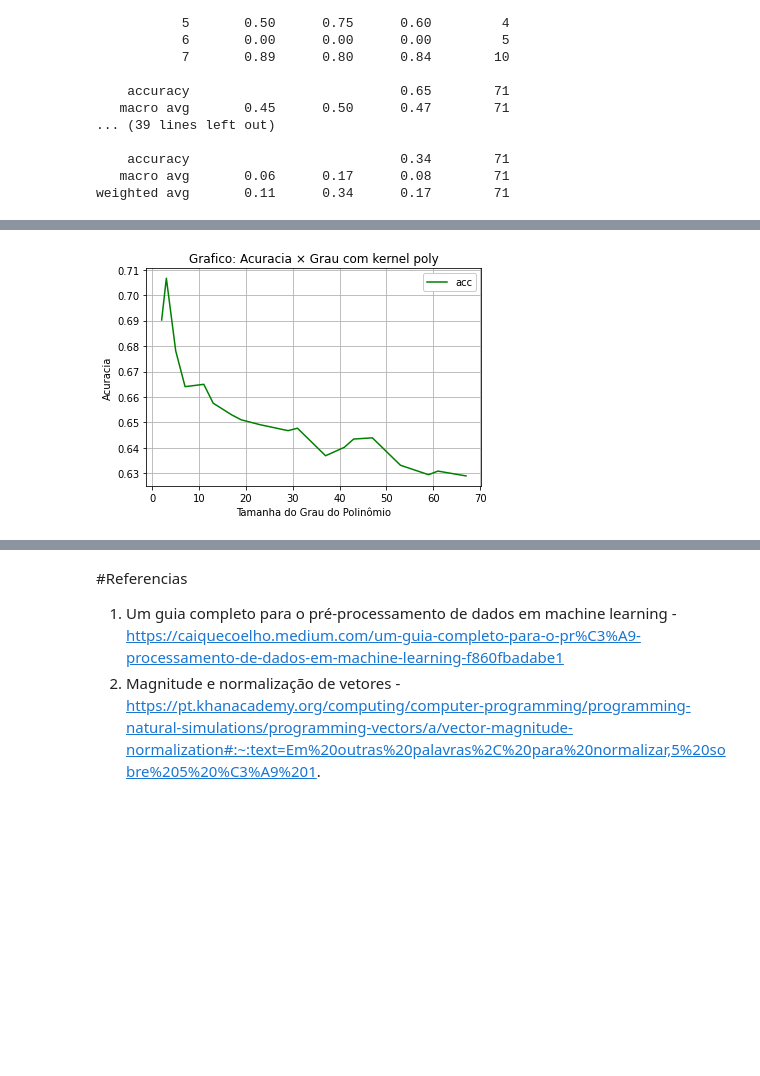
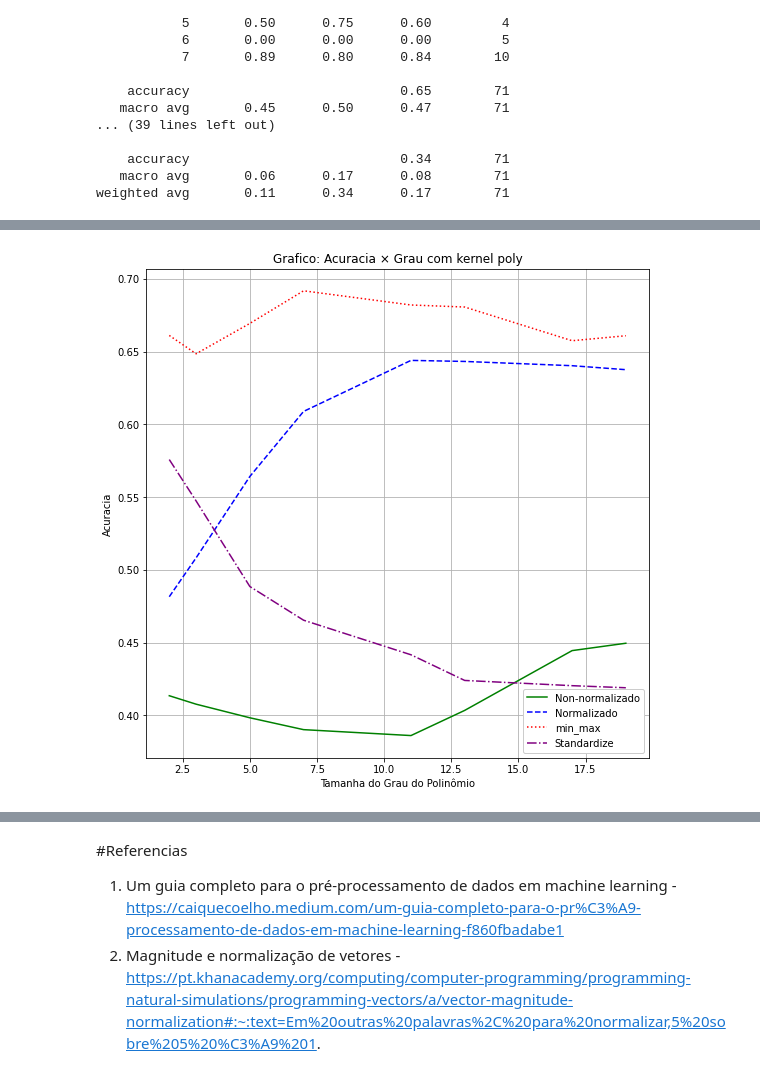
Before and after one commit to HeriklesVinicyus/Missao-05-SVM, a Jupyter notebook: Missao_05_svm.ipynb, the cells around one changed output, grey strips where cells are left out. Saved outputs shown, nothing was run; the diff lists cells and outputs as text; code cells hidden in the pictures; blank space fills up the shorter version.

```diff
--- a/Missao_05_svm.ipynb
+++ b/Missao_05_svm.ipynb
@@ -396,7 +591,7 @@ C:
 # %%
 # Com base 101 não dá para usar grau maior que 71 rapidamente
-# d = [2, 3, 5, 7, 11, 13, 17, 19, 23, 29, 31, 37, 41, 43, 47, 53, 59, 61, 67, 71, 73, 79, 83, 89, 97, 101, 103, 107, 109, 113, 127, 131,137, 139, 149]
-d = [2, 3, 5, 7, 11, 13, 17, 19, 23, 29, 31, 37, 41, 43, 47, 53, 59, 61, 67]
-acuracias_poly = valida_paremetros([C],base_max,y,kernel_='poly', degree_=d)
+#d = [2, 3, 5, 7, 11, 13, 17, 19, 23, 29, 31, 37, 41, 43, 47, 53, 59, 61, 67]
+d = [2, 3, 5, 7, 11, 13, 17, 19]
+acuracias_poly = pd.DataFrame(valida_paremetros([C_max_non_norm],X_train,y,kernel_='poly', degree_=d, axis_=1), columns=['Grau', 'Acuracias'])
 print(acuracias_poly)
 # %% [output]
@@ -421,0 +607,3 @@ print(acuracias_poly)
+# %%
+acuracias_norm_poly = pd.DataFrame(valida_paremetros([C_max_norm],X_norm_train.values,y_norm_train,kernel_='poly', degree_=d, axis_=1), columns=['Grau', 'Acuracias'])
+print(acuracias_norm_poly)
@@ -421,0 +620,3 @@ print(acuracias_poly)
+# %%
+acuracias_mm_poly = pd.DataFrame(valida_paremetros([C_max_min_max],X_min_max_train.values,y_min_max_train,kernel_='poly', degree_=d, axis_=1), columns=['Grau', 'Acuracias'])
+print(acuracias_mm_poly)
@@ -421,0 +633,3 @@ print(acuracias_poly)
+# %%
+acuracias_stand_poly = pd.DataFrame(valida_paremetros([C_max_stand],X_stand_train.values,y_stand_train,kernel_='poly', degree_=d, axis_=1), columns=['Grau', 'Acuracias'])
+print(acuracias_stand_poly)
@@ -422,11 +646,16 @@ print(acuracias_poly)
 # %%
 #Plot
-plt.plot(acuracias_poly[:,0], acuracias_poly[:,1], color='g', label='acc')
+#plt.plot(acuracias_poly[:,0], acuracias_poly[:,1], color='g', label='acc')
+plt.plot(acuracias_poly.iloc[:,0].values, [x.mean() for x in acuracias_poly.iloc[:,1].to_numpy()], color='g', label='Non-normalizado')
+plt.plot(acuracias_norm_poly.iloc[:,0].values, [x.mean() for x in acuracias_norm_poly.iloc[:,1].to_numpy()], color='b' , linestyle='--', label='Normalizado')
+plt.plot(acuracias_mm_poly.iloc[:,0].values, [x.mean() for x in acuracias_mm_poly.iloc[:,1].to_numpy()], color='r',linestyle=':', label='min_max')
+plt.plot(acuracias_stand_poly.iloc[:,0].values, [x.mean() for x in acuracias_stand_poly.iloc[:,1].to_numpy()], color='purple',linestyle='-.', label='Standardize')
+
 plt.ylabel('Acuracia')
 plt.xlabel('Tamanha do Grau do Polinômio')
 plt.title('Grafico: Acuracia × Grau com kernel poly')
 plt.legend(framealpha=1, frameon=True)
 plt.grid(True)
 plt.show()
 # %% [output]
-[figure, old version]
+[figure, new version]
```
Also changed, not shown: parts of 55 cells of this notebook.
